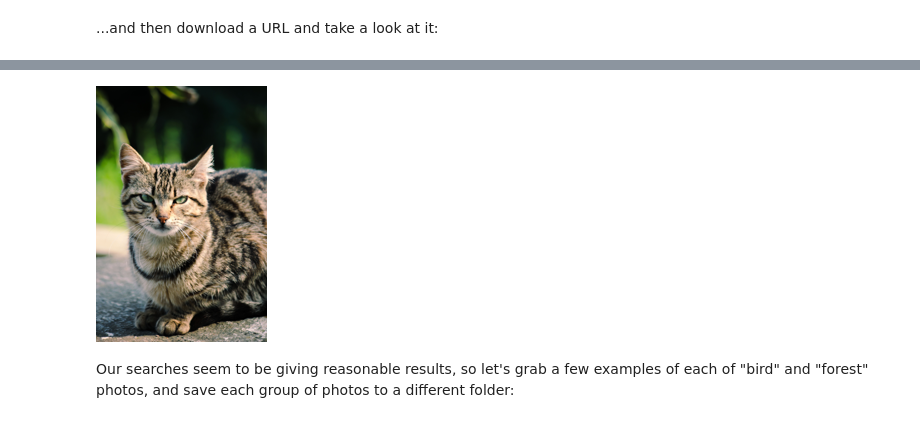
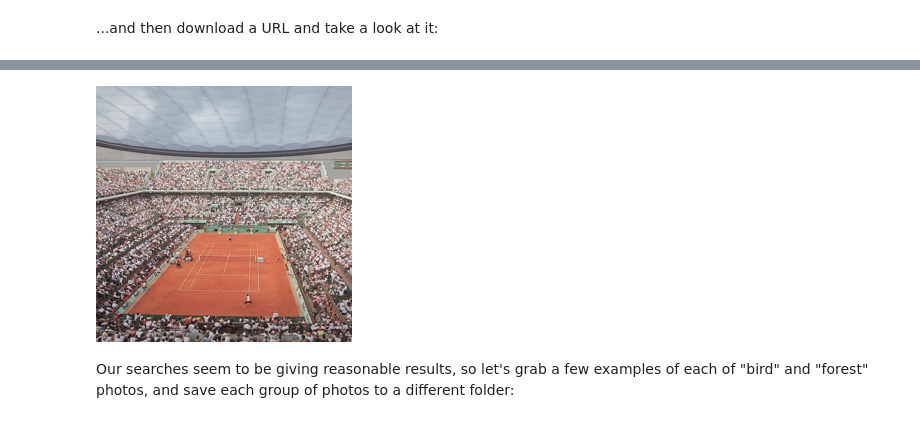
Before and after one commit to lawrencevdp/FASTAI, a Jupyter notebook: is-it-a-bird-creating-a-model-from-your-ow-e25504.ipynb, the cells around one changed output, grey strips where cells are left out. Saved outputs shown, nothing was run; the diff lists cells and outputs as text; code cells hidden in the pictures.

```diff
--- a/is-it-a-bird-creating-a-model-from-your-ow-e25504.ipynb
+++ b/is-it-a-bird-creating-a-model-from-your-ow-e25504.ipynb
@@ -93,8 +92,12 @@ Now let's do the same with "forest photos":
-# %%
-download_url(search_images('cat photos', max_images=1)[0], 'cat.jpg', show_progress=False)
-Image.open('cat.jpg').to_thumb(256,256)
-# %% [output]
-[figure, removed]
+# %%
+download_url(search_images('Australian Open Court photos', max_images=1)[0], 'AUOpen.jpg', show_progress=False)
+Image.open('AUOpen.jpg').to_thumb(256,256)
+download_url(search_images('Wimbeldon Courts Photos', max_images=1)[0], 'Wimbeldon.jpg', show_progress=False)
+Image.open('Wimbeldon.jpg').to_thumb(256,256)
+download_url(search_images('Rolland Garros Courts Photos', max_images=1)[0], 'Rolland Garros.jpg', show_progress=False)
+Image.open('Rolland Garros.jpg').to_thumb(256,256)
+# %% [output]
+[figure, added]
 # %% [markdown]
 Our searches seem to be giving reasonable results, so let's grab a few examples of each of "bird" and "forest" photos, and save each group of photos to a different folder:
 # %%
```
Also changed, not shown: parts of 13 cells of this notebook.
